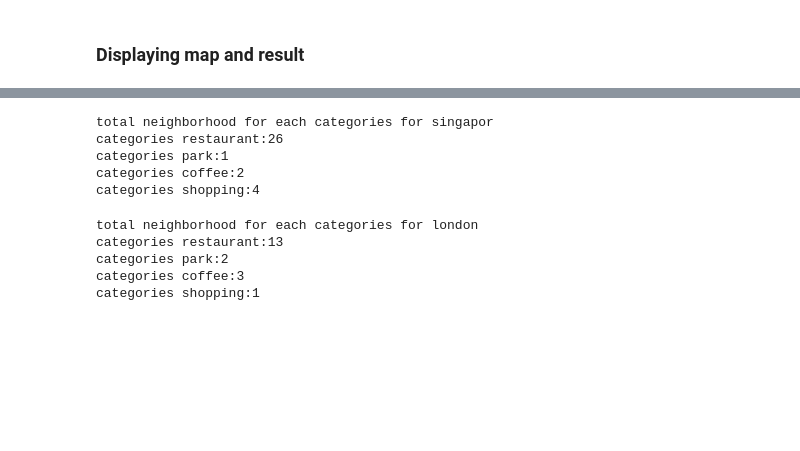
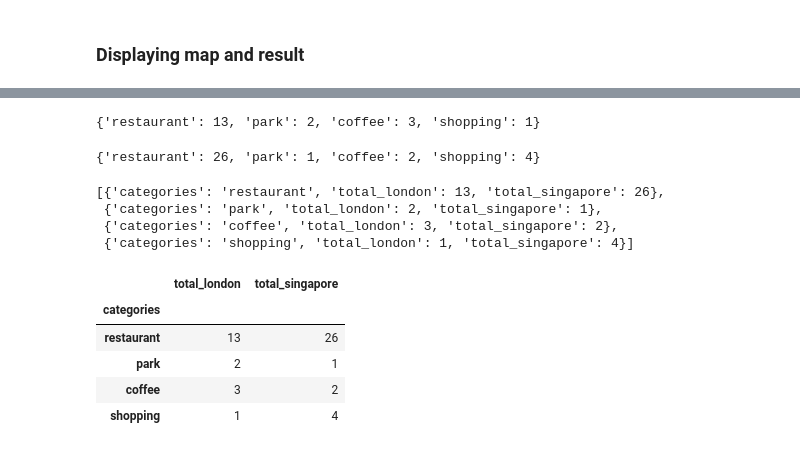
Before and after one commit to aaabdoulaye/Coursera_Capstone, a Jupyter notebook: final_capstone_project.ipynb, the cells around one changed output, grey strips where cells are left out. Cells and saved outputs as stored; diff of their text form; code cells hidden in the pictures; blank space fills up the shorter version.

```diff
--- a/final_capstone_project.ipynb
+++ b/final_capstone_project.ipynb
@@ -185,6 +240,7 @@ map_singapor
 # %%
-def print_total_categories(df, city):
-    print("total neighborhood for each categories for {}".format(city))
+def total_categories(df, city):
+    result = {}
     for categories in colors_categories.keys():
         total = df.categories.str.contains(categories, flags=re.IGNORECASE).sum()
-        print("categories {}:{}".format(categories, total))
+        result[categories] = total
+    return result
@@ -191,16 +249,31 @@ def print_total_categories(df, city):
+# %%
+result_london = total_categories(df_filtered_london, "london")
+result_london
+# %% [output]
+{'restaurant': 13, 'park': 2, 'coffee': 3, 'shopping': 1}
 # %%
-print_total_categories(df_filtered_singapor, "singapor")
+result_singapore = total_categories(df_filtered_singapor, "singapor")
+result_singapore
 # %% [output]
-total neighborhood for each categories for singapor
-categories restaurant:26
-categories park:1
-categories coffee:2
-categories shopping:4
+{'restaurant': 26, 'park': 1, 'coffee': 2, 'shopping': 4}
-# %%
-print_total_categories(df_filtered_london, "london")
-# %% [output]
-total neighborhood for each categories for london
-categories restaurant:13
-categories park:2
-categories coffee:3
-categories shopping:1
+# %%
+result = []
+for key in result_london.keys():
+    result.append({'categories': key, 'total_london': result_london[key], 'total_singapore':result_singapore[key]})
+result
+# %% [output]
+[{'categories': 'restaurant', 'total_london': 13, 'total_singapore': 26},
+ {'categories': 'park', 'total_london': 2, 'total_singapore': 1},
+ {'categories': 'coffee', 'total_london': 3, 'total_singapore': 2},
+ {'categories': 'shopping', 'total_london': 1, 'total_singapore': 4}]
+# %%
+df_categories = pd.DataFrame(result)
+df_categories.set_index("categories",inplace=True)
+df_categories
+# %% [output]
+|  | total_london | total_singapore |
+| categories |  |  |
+| restaurant | 13 | 26 |
+| park | 2 | 1 |
+| coffee | 3 | 2 |
+| shopping | 1 | 4 |
```
Also changed, not shown: parts of 41 cells of this notebook.
